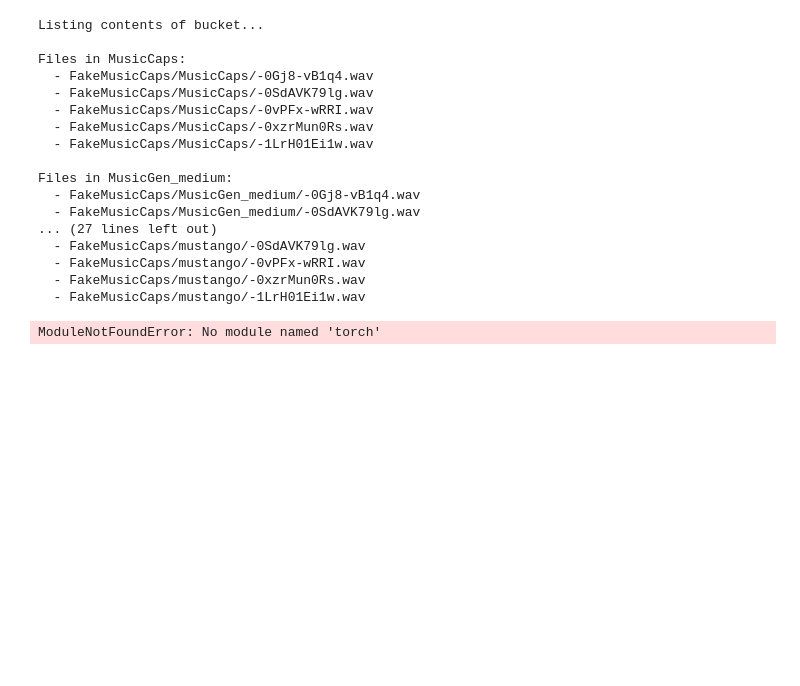
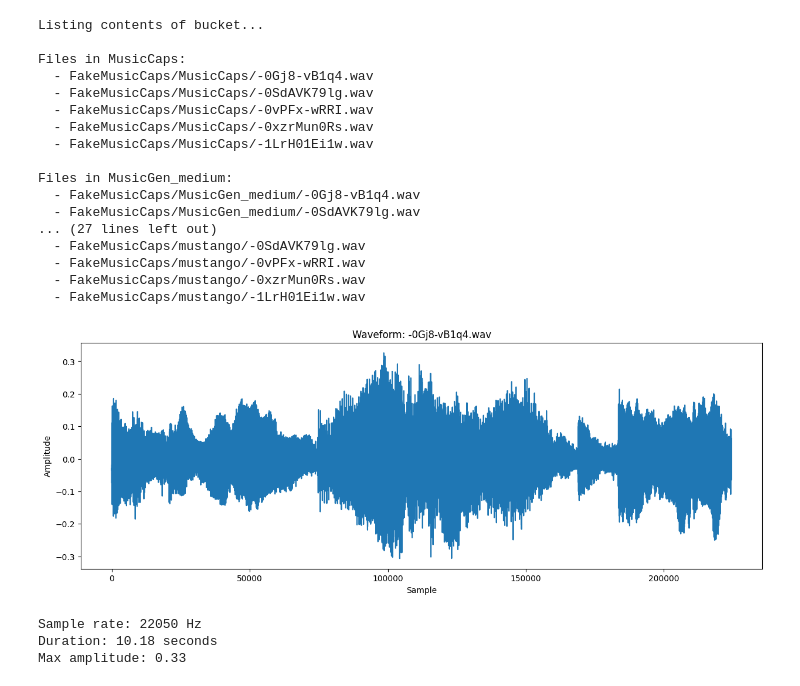
Before and after one commit to nvnlo/FakeMusicCaps, a Jupyter notebook: paper_experiments/load_data.ipynb, the cells around one changed output. Cells and saved outputs as stored; diff of their text form; code cells hidden in the pictures; blank space fills up the shorter version.

```diff
--- a/paper_experiments/load_data.ipynb
+++ b/paper_experiments/load_data.ipynb
@@ -51,44 +64,47 @@ Files in MusicGen_medium:
   - FakeMusicCaps/mustango/-1LrH01Ei1w.wav
 # %%
 import io
-import torch
-import torchaudio
+import tempfile
+import os
+import numpy as np
+import librosa
 import matplotlib.pyplot as plt
-import numpy as np
 from google.cloud import storage
-
-# Specific file path
-file_path = "FakeMusicCaps/MusicGen_medium/-0Gj8-vB1q4.wav"
-BUCKET_NAME = "music-caps"
 
 def visualize_gcs_audio(bucket_name, file_path):
     # Get the blob
     storage_client = storage.Client()
     bucket = storage_client.bucket(bucket_name)
     blob = bucket.blob(file_path)
 
-    # Download the audio data
-    audio_bytes = blob.download_as_bytes()
+    # Create a temporary file
+    with tempfile.NamedTemporaryFile(suffix='.wav', delete=False) as temp_audio:
+        # Download the audio data to the temporary file
+        blob.download_to_filename(temp_audio.name)
 
-    # Load audio with torchaudio
-    audio_tensor, sample_rate = torchaudio.load(io.BytesIO(audio_bytes))
-    # Convert to numpy for plotting
-    audio_data = audio_tensor.numpy().squeeze()
+        # Load audio with librosa
+        audio_data, sample_rate = librosa.load(temp_audio.name)
+
+    # Clean up the temporary file
+    os.unlink(temp_audio.name)
 
     # Plot waveform
     plt.figure(figsize=(15, 5))
     plt.plot(audio_data)
     plt.title(f"Waveform: {file_path.split('/')[-1]}")
     plt.xlabel("Sample")
     plt.ylabel("Amplitude")
     plt.show()
 
     # Print audio info
     print(f"Sample rate: {sample_rate} Hz")
     print(f"Duration: {len(audio_data)/sample_rate:.2f} seconds")
     print(f"Max amplitude: {np.max(np.abs(audio_data)):.2f}")
 
 # Visualize the specific file
 visualize_gcs_audio(BUCKET_NAME, file_path)
 # %% [output]
+[figure, added]
-ModuleNotFoundError: No module named 'torch'
+Sample rate: 22050 Hz
+Duration: 10.18 seconds
+Max amplitude: 0.33
```
Also changed, not shown: parts of 2 cells of this notebook.
